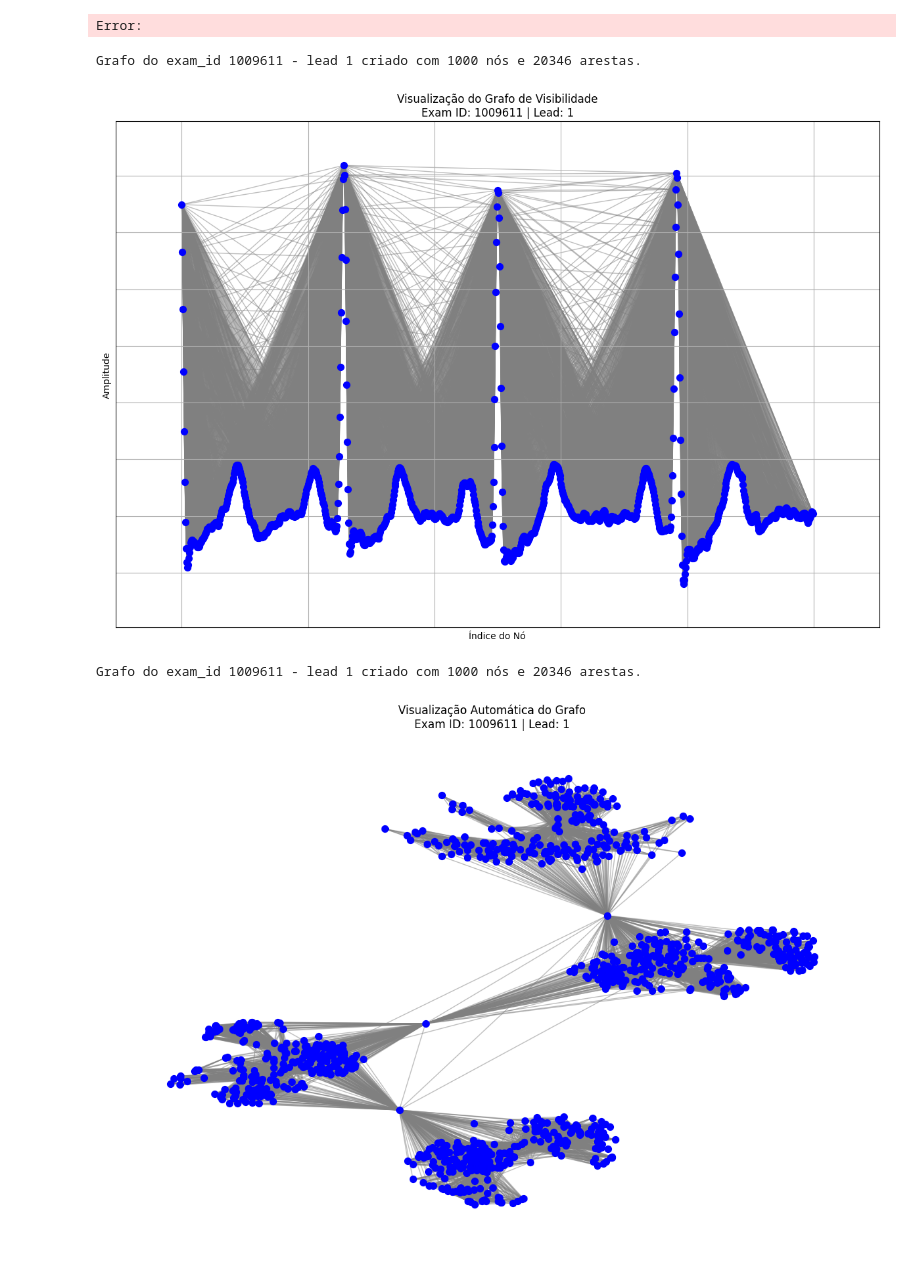
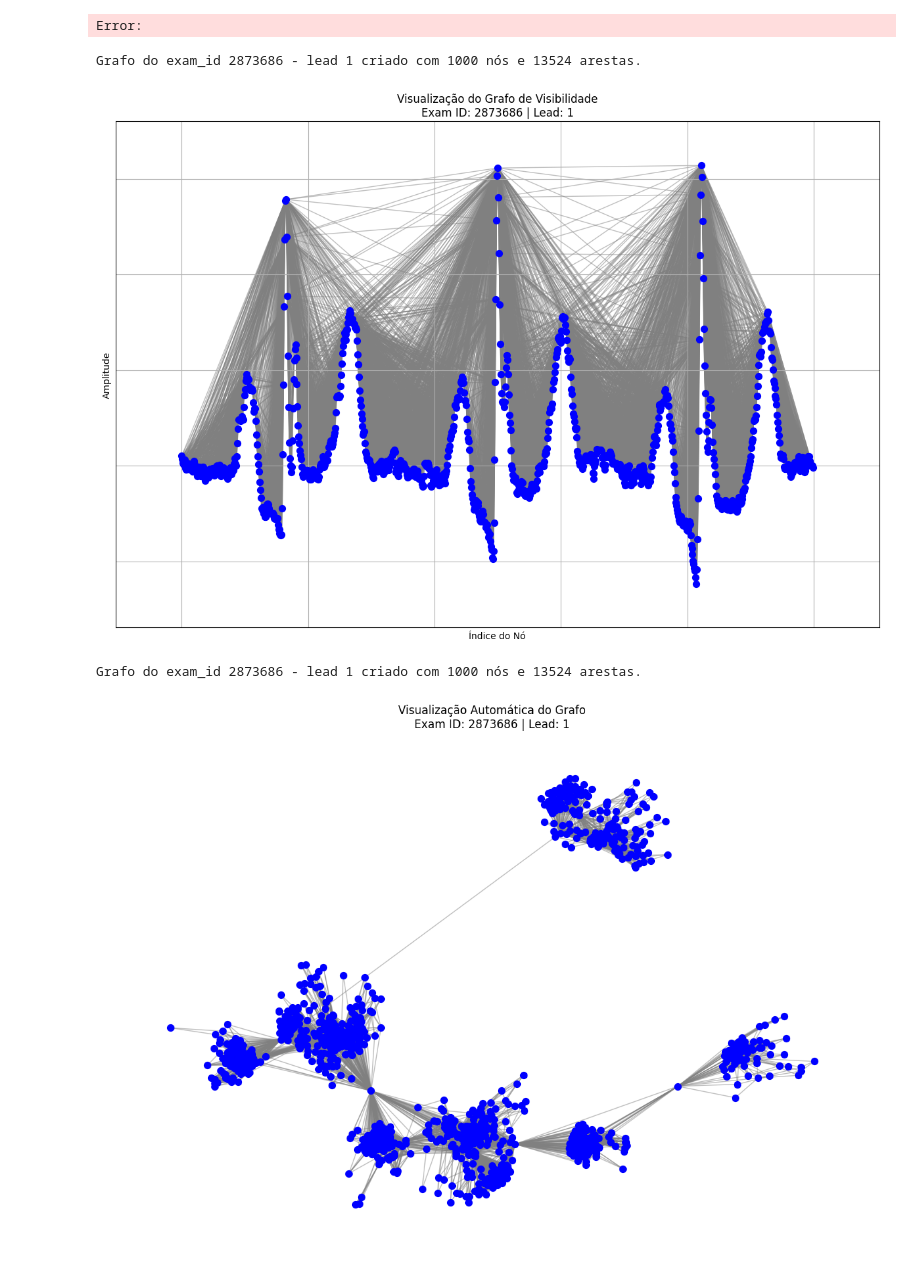
Before and after one commit to pedrobacelar28/Clustering-Paper, a Jupyter notebook: Grafo/dataset/datatset_pwg.ipynb, the cells around one changed output. Drawn from its saved outputs; the diff is of its cells as text; code cells hidden in the pictures.

```diff
--- a/Grafo/dataset/datatset_pwg.ipynb
+++ b/Grafo/dataset/datatset_pwg.ipynb
@@ -292,5 +554,5 @@ def carregar_ecgs(unlabel, umdavb, rbbb, lbbb, sb, st, af, filtrado):
 # %%
-X, ids_ecgs = carregar_ecgs(unlabel=15000,umdavb=0,rbbb=0,lbbb=0,sb=0,st=0,af=0,filtrado=True)
+X, ids_ecgs = carregar_ecgs(unlabel=10,umdavb=0,rbbb=0,lbbb=0,sb=0,st=0,af=0,filtrado=True)
 # %% [output]
 Número de linhas ecg_normal_linhas: 272407
 Número de linhas ecg_umdavb_linhas: 3735
@@ -316,0 +744,24 @@ print(ids_ecgs[1])
+# %%
+import torch
+
+# Carregar grafo do primeiro método
+data1 = torch.load("unlabel.pt", map_location='cpu', weights_only= False)
+# Carregar grafo do segundo método
+data2 = torch.load("exames_com_labels.pt", map_location='cpu', weights_only = False)
+
+# Supondo que você tenha um exam_id específico, por exemplo:
+exam_id = "2873686"  # vindo, por exemplo, de uma entrada do usuário
+exam_id = int(exam_id)  # converte para inteiro
+
+# Obter os grafos
+if exam_id in data1["grafos"]:
+    grafo1 = data1["grafos"][exam_id]
+    print("Método 1:", grafo1)
+else:
+    print(f"Exam ID {exam_id} não encontrado em unlabel.pt")
+
+if exam_id in data2["grafos"]:
+    grafo2 = data2["grafos"][exam_id]
+    print("Método 2:", grafo2)
+else:
+    print(f"Exam ID {exam_id} não encontrado em exames_com_labels.pt")
@@ -483,7 +967,7 @@ def visualizar_grafo_com_matplotlib(pt_path, exam_id, lead_index):
         lead_index (int): Índice da lead a ser visualizada (0 a 11).
     """
     try:
-        dados_salvos = torch.load(pt_path)
+        dados_salvos = torch.load(pt_path, weights_only = False)
         grafos_by_exam = dados_salvos['grafos']
     except Exception as e:
         print(f"Erro ao carregar o arquivo .pt: {e}")
@@ -548,7 +1032,7 @@ def visualizar_apenas_grafo_com_matplotlib(pt_path, exam_id, lead_index):
         lead_index (int): Índice da lead a ser visualizada (0 a 11).
     """
     try:
-        dados_salvos = torch.load(pt_path)
+        dados_salvos = torch.load(pt_path, weights_only= False)
         grafos_by_exam = dados_salvos['grafos']
     except Exception as e:
         print(f"Erro ao carregar o arquivo .pt: {e}")
@@ -574,36 +1058,36 @@ def visualizar_apenas_grafo_com_matplotlib(pt_path, exam_id, lead_index):
     if edges.size > 0:
         G.add_edges_from(zip(edges[0], edges[1]))
     print(f"Grafo do exam_id {exam_id} - lead {lead_index} criado com {G.number_of_nodes()} nós e {G.number_of_edges()} arestas.")
 
     # Layout automático (spring layout)
     pos = nx.spring_layout(G)
 
     # Plotagem
     plt.figure(figsize=(15, 10))
     nx.draw_networkx_edges(G, pos, alpha=0.5, edge_color='gray')
     nx.draw_networkx_nodes(G, pos, node_size=50, node_color='blue')
     plt.title(f"Visualização Automática do Grafo\nExam ID: {exam_id} | Lead: {lead_index}")
     plt.axis("off")
     plt.show()
 
 
 # Exemplo de uso:
 if __name__ == "__main__":
     # Caminho para o arquivo .pt salvo pelo script salvar_grafos_ecg_pyg.py
-    pt_path = "ecg_visibility_graphs_by_id_pyg.pt"
+    pt_path = "unlabel.pt"
 
     # Defina o exam_id e a lead que você deseja visualizar.
     # Certifique-se de que o exam_id exista no arquivo salvo.
-    exam_id = 1009611  # ou outro ID existente nos seus dados
+    exam_id = 2873686  # ou outro ID existente nos seus dados
     lead_index = 1    # exemplo: visualize a lead 7
 
     # Visualiza o grafo com os nós posicionados de acordo com índice e amplitude
     visualizar_grafo_com_matplotlib(pt_path, exam_id, lead_index)
 
     # Visualiza apenas o grafo utilizando layout automático
     visualizar_apenas_grafo_com_matplotlib(pt_path, exam_id, lead_index)
 # %% [output]
-Grafo do exam_id 1009611 - lead 1 criado com 1000 nós e 20346 arestas.
+Grafo do exam_id 2873686 - lead 1 criado com 1000 nós e 13524 arestas.
-[figure, old version]
+[figure, new version]
-Grafo do exam_id 1009611 - lead 1 criado com 1000 nós e 20346 arestas.
+Grafo do exam_id 2873686 - lead 1 criado com 1000 nós e 13524 arestas.
-[figure, old version]
+[figure, new version]
```
Also changed, not shown: parts of 8 cells of this notebook, 3 other files.
